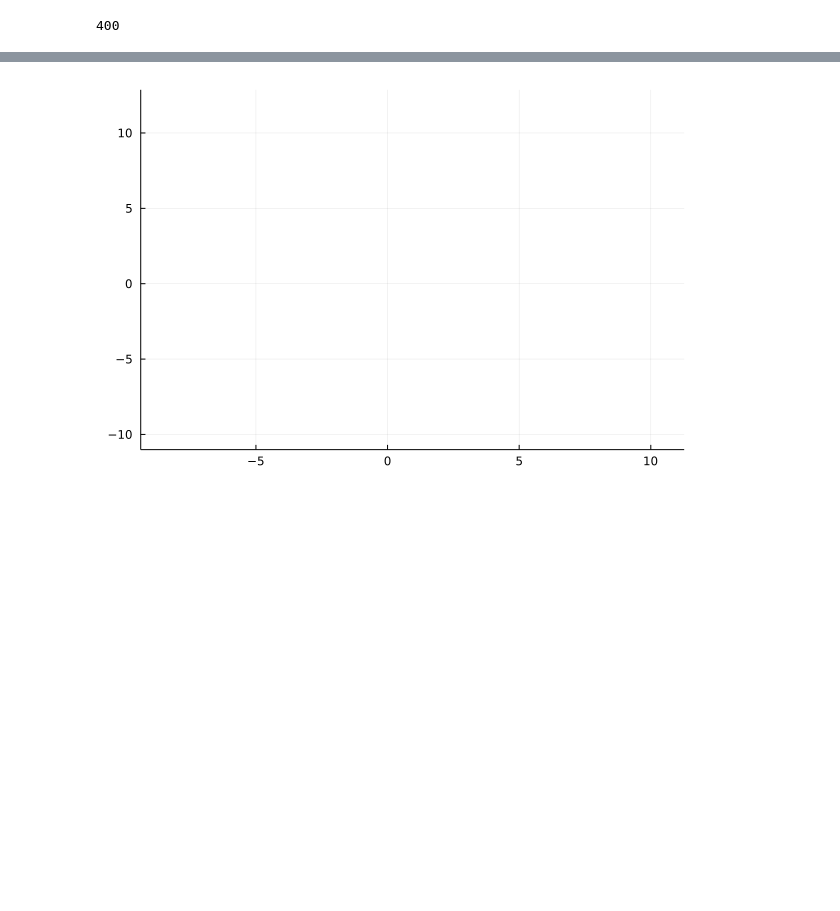
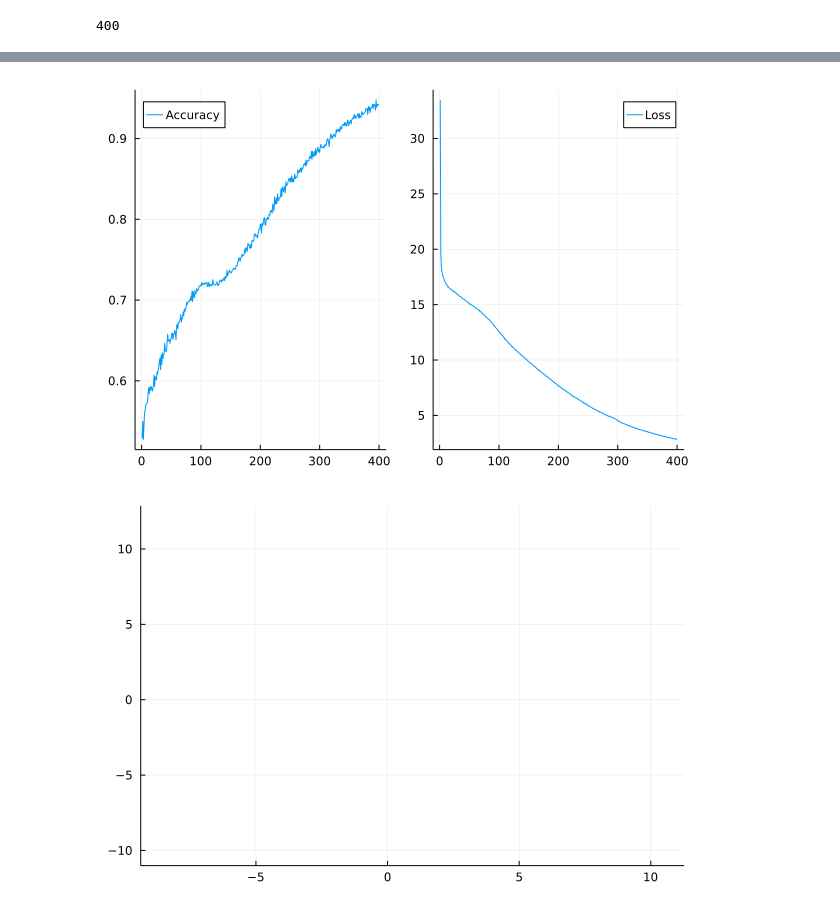
Before and after one commit to Clement-W/NNJulia.jl, a Jupyter notebook: Experiments/circlesClassification.ipynb, the cells around one changed output, grey strips where cells are left out. Drawn from its saved outputs; the diff is of its cells as text; code cells hidden in the pictures; blank space fills up the shorter version.

Commit message:
Update examples to plot accuracy and loss after training

```diff
--- a/Experiments/circlesClassification.ipynb
+++ b/Experiments/circlesClassification.ipynb
@@ -60,3 +71,4 @@ DataLoader{Union{Float64, Int64, AbstractArray}, Union{Float64, Int64, AbstractA
 # %%
-train!(model, trainParams, trainData, nbEpochs)
+# train the model
+history = train!(model, trainParams, trainData, nbEpochs)
 # %% [output]
@@ -85,3 +101,9 @@ accuracy on test data = 96.5%
+# %%
+p1 = plot(history["accuracy"],label="Accuracy",legend=:topleft)
+p2 = plot(history["loss"],label="Loss")
+plot(p1,p2,layout=2)
+# %% [output]
+[figure, added]
 # %%
 ccol = cgrad([RGB(1,.3,.3), RGB(.4,1,.4)])
 mcol = [RGB(1,.1,.1) RGB(.3,1,.3)]
```
Also changed, not shown: parts of 8 cells of this notebook, 1 other file.
